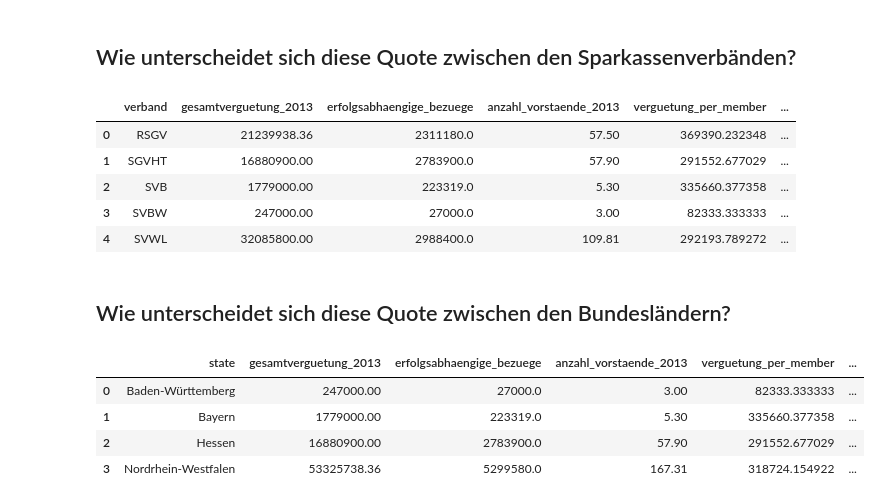
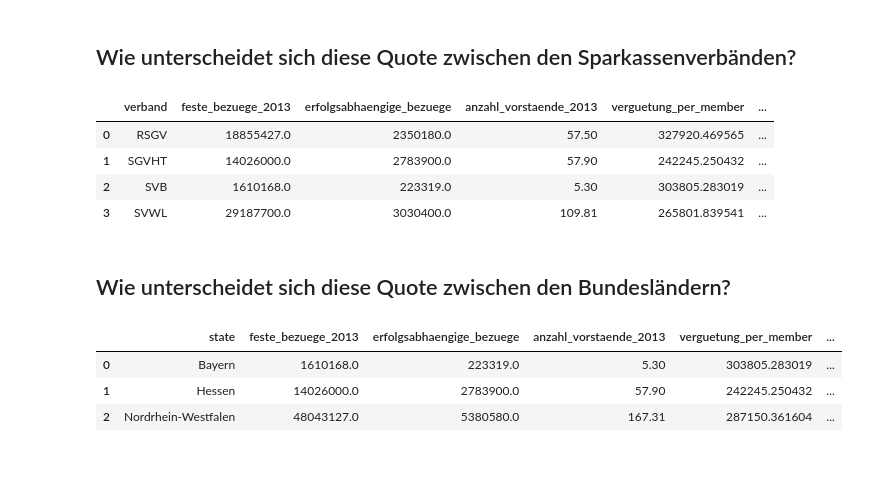
Before and after one commit to correctiv/sparkassen-notebooks, a Jupyter notebook: sparkassen-vorstaende-einzeln.ipynb, the cells around one changed output. Cells and saved outputs as stored; diff of their text form; code cells hidden in the pictures; blank space fills up the shorter version.

```diff
--- a/sparkassen-vorstaende-einzeln.ipynb
+++ b/sparkassen-vorstaende-einzeln.ipynb
@@ -22,17 +22,17 @@ df.until = pd.to_datetime(df.until)
 # set year
 df['year'] = df.until.map(lambda x: x.year)
 
-# get previous "gesamtverguetung"
+# get "feste_bezuege" of year before
 def get_salary(row):
     if row.year == 2014:
         lookup = df[(df.name == row['name']) & (df.year == 2013)]
         if len(lookup) == 1:
-            return lookup.iloc[0].gesamtverguetung
+            return lookup.iloc[0].feste_bezuege
 
-df['gesamtverguetung_2013'] = df.apply(get_salary, axis=1)
+df['feste_bezuege_2013'] = df.apply(get_salary, axis=1)
 
 # calculate quota
-df['bezuege_quote_zu_2013'] = df.erfolgsabhaengige_bezuege / df.gesamtverguetung_2013
+df['bezuege_quote_zu_2013'] = df.erfolgsabhaengige_bezuege / df.feste_bezuege_2013
 # %%
 df_bezuege_quota = df[(df.bezuege_quote_zu_2013 > 0) & (df.year == 2014)]
 df_bezuege_quota.bezuege_quote_zu_2013.plot.hist(bins=20)
@@ -61,17 +86,17 @@ Bzw. woran liegt das oder wie korrelieren andere Größen damit?
 # %%
 # groupy by sparkasse
 df_bezuege_group = df_bezuege_quota[
-    ['sparkasse', 'gesamtverguetung_2013', 'erfolgsabhaengige_bezuege']
+    ['sparkasse', 'feste_bezuege_2013', 'erfolgsabhaengige_bezuege']
 ].groupby('sparkasse', as_index=False).sum()
 
 # merge with sparkassen kerndaten data
 df_spk = pd.merge(df_bezuege_group, df_kerndaten, on='sparkasse')
 
 # calculate overall quota
-df_spk['bezuege_quote_zu_2013'] = df_spk.erfolgsabhaengige_bezuege / df_spk.gesamtverguetung_2013
+df_spk['bezuege_quote_zu_2013'] = df_spk.erfolgsabhaengige_bezuege / df_spk.feste_bezuege_2013
 
 # overview top 10
 df_spk.sort_values('bezuege_quote_zu_2013', ascending=False)[
-    ['sparkasse', 'gesamtverguetung_2013', 'erfolgsabhaengige_bezuege', 'bezuege_quote_zu_2013']
+    ['sparkasse', 'feste_bezuege_2013', 'erfolgsabhaengige_bezuege', 'bezuege_quote_zu_2013']
 ][:10]
 # %% [output]
@@ -123,32 +126,30 @@ df_asso_states = pd.merge(df_bezuege_group,
 df_asso_group = df_asso_states.groupby('verband', as_index=False).sum()
 
 # get data per board member
-df_asso_group['verguetung_per_member'] = df_asso_group.gesamtverguetung_2013 / df_asso_group.anzahl_vorstaende_2013
+df_asso_group['verguetung_per_member'] = df_asso_group.feste_bezuege_2013 / df_asso_group.anzahl_vorstaende_2013
 df_asso_group['bezuege_per_member'] = df_asso_group.erfolgsabhaengige_bezuege / df_asso_group.anzahl_vorstaende_2013
 df_asso_group['per_member_quota'] = df_asso_group.bezuege_per_member / df_asso_group.verguetung_per_member
 
 df_asso_group
 # %% [output]
-|  | verband | gesamtverguetung_2013 | erfolgsabhaengige_bezuege | anzahl_vorstaende_2013 | verguetung_per_member | ... |
-| 0 | RSGV | 21239938.36 | 2311180.0 | 57.50 | 369390.232348 | ... |
-| 1 | SGVHT | 16880900.00 | 2783900.0 | 57.90 | 291552.677029 | ... |
-| 2 | SVB | 1779000.00 | 223319.0 | 5.30 | 335660.377358 | ... |
-| 3 | SVBW | 247000.00 | 27000.0 | 3.00 | 82333.333333 | ... |
-| 4 | SVWL | 32085800.00 | 2988400.0 | 109.81 | 292193.789272 | ... |
+|  | verband | feste_bezuege_2013 | erfolgsabhaengige_bezuege | anzahl_vorstaende_2013 | verguetung_per_member | ... |
+| 0 | RSGV | 18855427.0 | 2350180.0 | 57.50 | 327920.469565 | ... |
+| 1 | SGVHT | 14026000.0 | 2783900.0 | 57.90 | 242245.250432 | ... |
+| 2 | SVB | 1610168.0 | 223319.0 | 5.30 | 303805.283019 | ... |
+| 3 | SVWL | 29187700.0 | 3030400.0 | 109.81 | 265801.839541 | ... |
 # %% [markdown]
 ## Wie unterscheidet sich diese Quote zwischen den Bundesländern?
 # %%
 df_state_group = df_asso_states.groupby('state', as_index=False).sum()
 
 # get data per board member
-df_state_group['verguetung_per_member'] = df_state_group.gesamtverguetung_2013 / df_state_group.anzahl_vorstaende_2013
+df_state_group['verguetung_per_member'] = df_state_group.feste_bezuege_2013 / df_state_group.anzahl_vorstaende_2013
 df_state_group['bezuege_per_member'] = df_state_group.erfolgsabhaengige_bezuege / df_state_group.anzahl_vorstaende_2013
 df_state_group['per_member_quota'] = df_state_group.bezuege_per_member / df_state_group.verguetung_per_member
 
 df_state_group
 # %% [output]
-|  | state | gesamtverguetung_2013 | erfolgsabhaengige_bezuege | anzahl_vorstaende_2013 | verguetung_per_member | ... |
-| 0 | Baden-Württemberg | 247000.00 | 27000.0 | 3.00 | 82333.333333 | ... |
-| 1 | Bayern | 1779000.00 | 223319.0 | 5.30 | 335660.377358 | ... |
-| 2 | Hessen | 16880900.00 | 2783900.0 | 57.90 | 291552.677029 | ... |
-| 3 | Nordrhein-Westfalen | 53325738.36 | 5299580.0 | 167.31 | 318724.154922 | ... |
+|  | state | feste_bezuege_2013 | erfolgsabhaengige_bezuege | anzahl_vorstaende_2013 | verguetung_per_member | ... |
+| 0 | Bayern | 1610168.0 | 223319.0 | 5.30 | 303805.283019 | ... |
+| 1 | Hessen | 14026000.0 | 2783900.0 | 57.90 | 242245.250432 | ... |
+| 2 | Nordrhein-Westfalen | 48043127.0 | 5380580.0 | 167.31 | 287150.361604 | ... |
```
Also changed, not shown: parts of 18 cells of this notebook, 2 other files.
